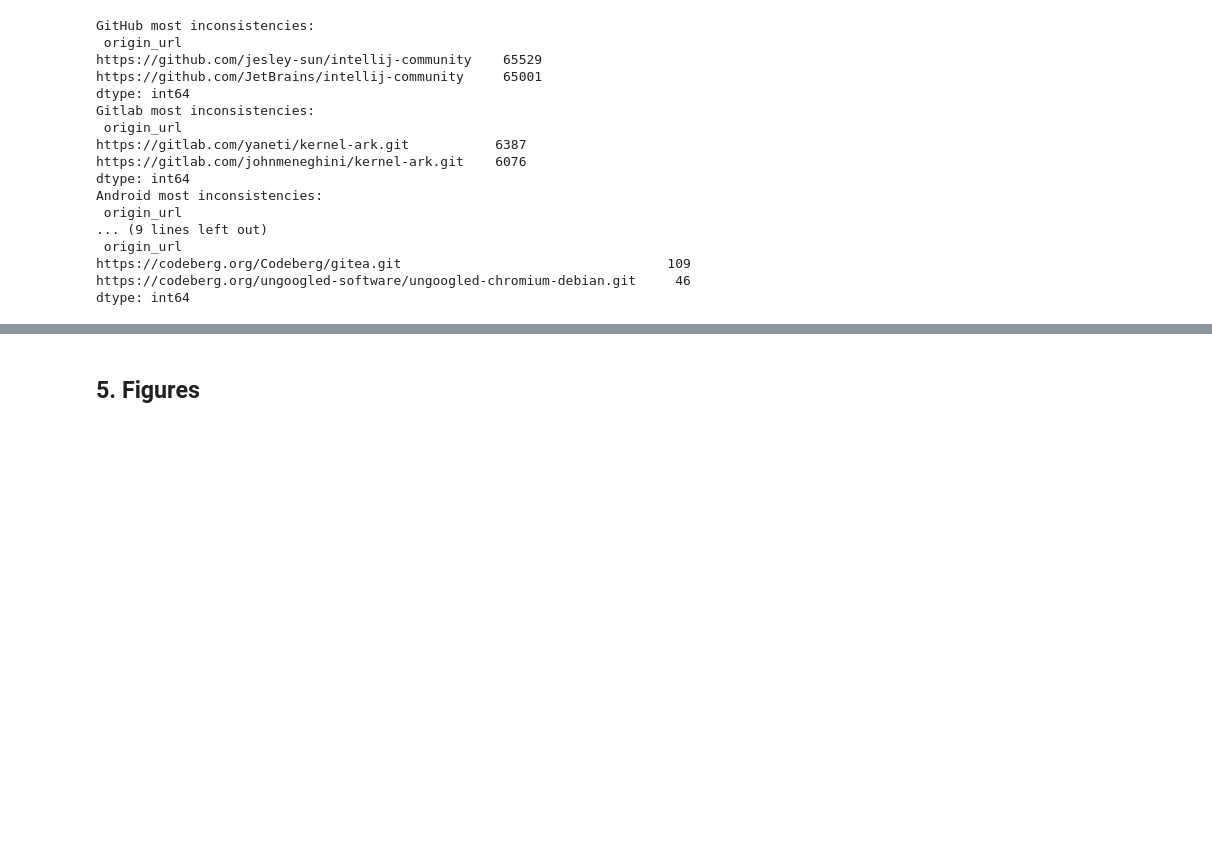
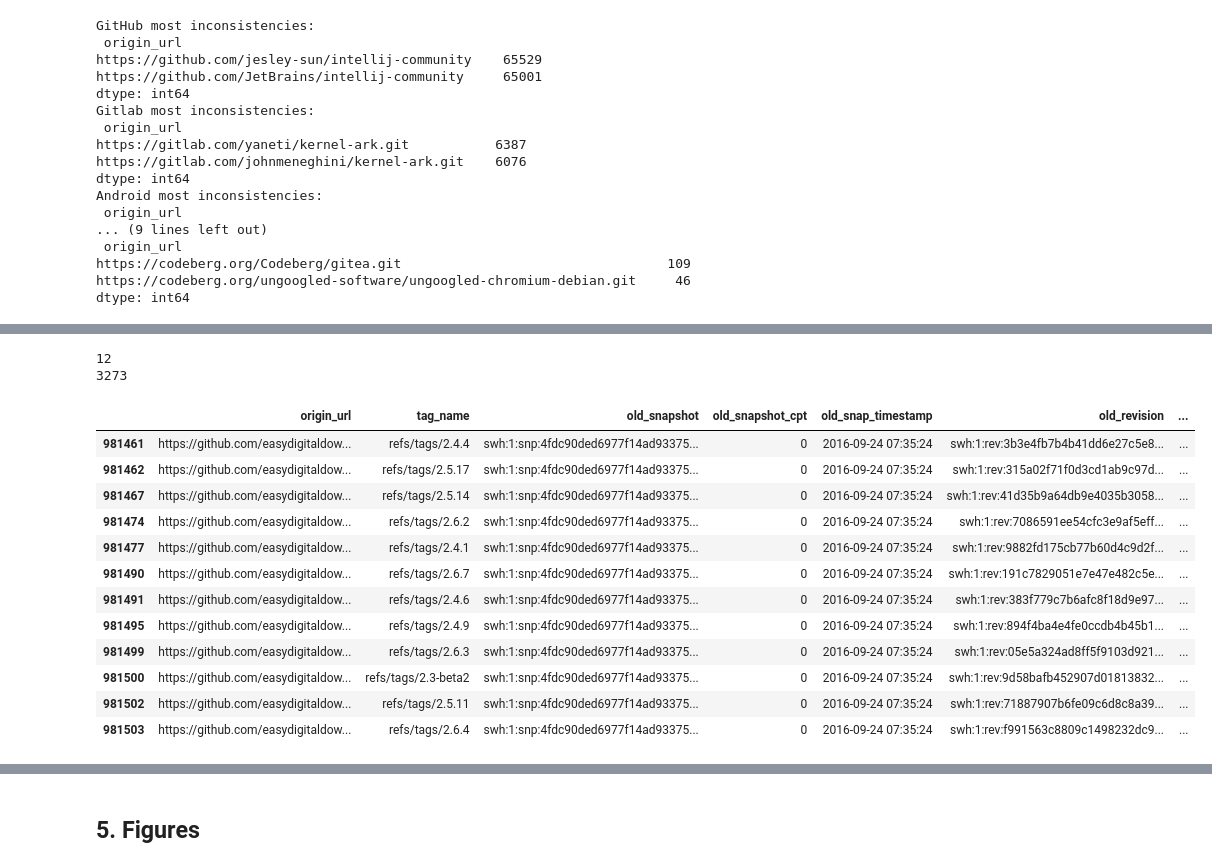
Before and after one commit to srapaport/tags-alterations, a Jupyter notebook: notebooks/analyze_tags.ipynb, the cells around one changed output, grey strips where cells are left out. Cells and saved outputs as stored; diff of their text form; code cells hidden in the pictures; blank space fills up the shorter version.

```diff
--- a/notebooks/analyze_tags.ipynb
+++ b/notebooks/analyze_tags.ipynb
@@ -189,0 +265,22 @@ Inconsistencies where new_root_dir = old_root_dir: 76039
+# %%
+max_alter = tag_alterations['delta'].max()
+max_alter_df = tag_alterations[tag_alterations['delta']==max_alter]
+print(len(max_alter_df))
+print(max_alter)
+max_alter_df
+# %% [output]
+12
+3273
+|  | origin_url | tag_name | old_snapshot | old_snapshot_cpt | old_snap_timestamp | old_revision | ... |
+| 981461 | https://github.com/easydigitaldow... | refs/tags/2.4.4 | swh:1:snp:4fdc90ded6977f14ad93375... | 0 | 2016-09-24 07:35:24 | swh:1:rev:3b3e4fb7b4b41dd6e27c5e8... | ... |
+| 981462 | https://github.com/easydigitaldow... | refs/tags/2.5.17 | swh:1:snp:4fdc90ded6977f14ad93375... | 0 | 2016-09-24 07:35:24 | swh:1:rev:315a02f71f0d3cd1ab9c97d... | ... |
+| 981467 | https://github.com/easydigitaldow... | refs/tags/2.5.14 | swh:1:snp:4fdc90ded6977f14ad93375... | 0 | 2016-09-24 07:35:24 | swh:1:rev:41d35b9a64db9e4035b3058... | ... |
+| 981474 | https://github.com/easydigitaldow... | refs/tags/2.6.2 | swh:1:snp:4fdc90ded6977f14ad93375... | 0 | 2016-09-24 07:35:24 | swh:1:rev:7086591ee54cfc3e9af5eff... | ... |
+| 981477 | https://github.com/easydigitaldow... | refs/tags/2.4.1 | swh:1:snp:4fdc90ded6977f14ad93375... | 0 | 2016-09-24 07:35:24 | swh:1:rev:9882fd175cb77b60d4c9d2f... | ... |
+| 981490 | https://github.com/easydigitaldow... | refs/tags/2.6.7 | swh:1:snp:4fdc90ded6977f14ad93375... | 0 | 2016-09-24 07:35:24 | swh:1:rev:191c7829051e7e47e482c5e... | ... |
+| 981491 | https://github.com/easydigitaldow... | refs/tags/2.4.6 | swh:1:snp:4fdc90ded6977f14ad93375... | 0 | 2016-09-24 07:35:24 | swh:1:rev:383f779c7b6afc8f18d9e97... | ... |
+| 981495 | https://github.com/easydigitaldow... | refs/tags/2.4.9 | swh:1:snp:4fdc90ded6977f14ad93375... | 0 | 2016-09-24 07:35:24 | swh:1:rev:894f4ba4e4fe0ccdb4b45b1... | ... |
+| 981499 | https://github.com/easydigitaldow... | refs/tags/2.6.3 | swh:1:snp:4fdc90ded6977f14ad93375... | 0 | 2016-09-24 07:35:24 | swh:1:rev:05e5a324ad8ff5f9103d921... | ... |
+| 981500 | https://github.com/easydigitaldow... | refs/tags/2.3-beta2 | swh:1:snp:4fdc90ded6977f14ad93375... | 0 | 2016-09-24 07:35:24 | swh:1:rev:9d58bafb452907d01813832... | ... |
+| 981502 | https://github.com/easydigitaldow... | refs/tags/2.5.11 | swh:1:snp:4fdc90ded6977f14ad93375... | 0 | 2016-09-24 07:35:24 | swh:1:rev:71887907b6fe09c6d8c8a39... | ... |
+| 981503 | https://github.com/easydigitaldow... | refs/tags/2.6.4 | swh:1:snp:4fdc90ded6977f14ad93375... | 0 | 2016-09-24 07:35:24 | swh:1:rev:f991563c8809c1498232dc9... | ... |
```
Also changed, not shown: parts of 27 cells of this notebook.
